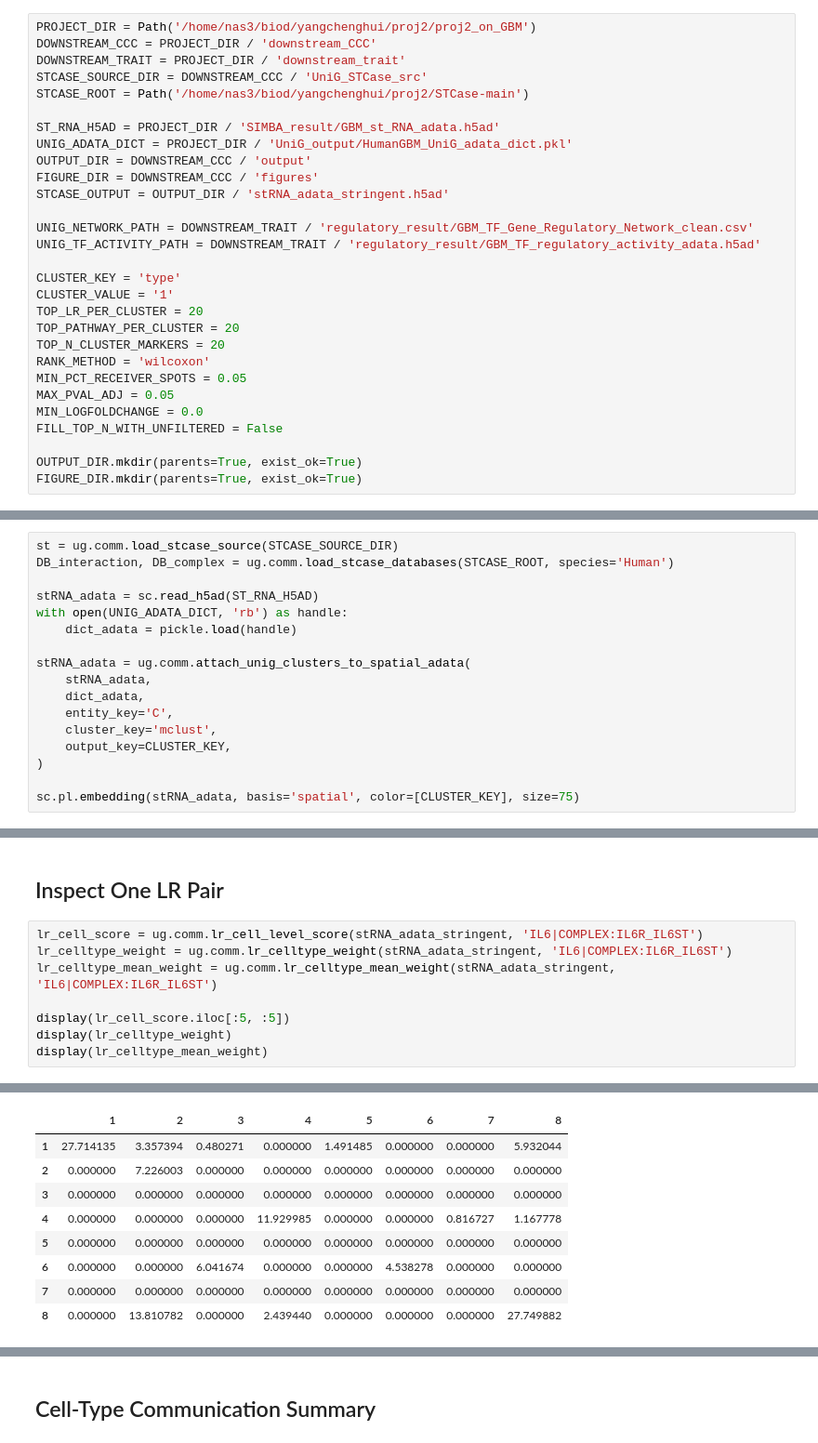
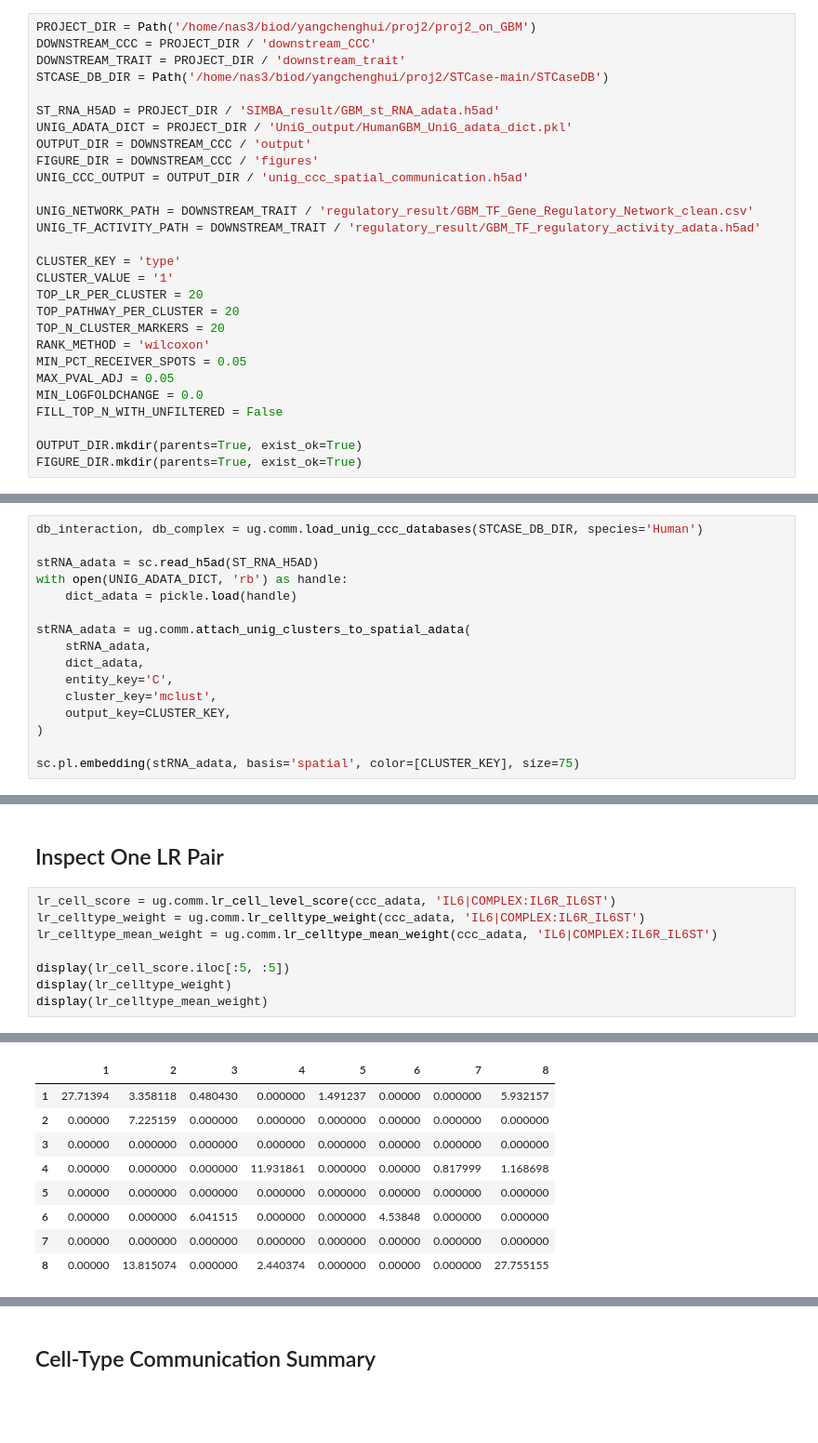
Before and after one commit to YCH-bioinf/UniG_master, a Jupyter notebook: docs/5_Analysis_of_CCC/GBM_UniG_CCC.ipynb, the cells around one changed output, grey strips where cells are left out. Shown at 93% size. Saved outputs shown, nothing was run; the diff lists cells and outputs as text; blank space fills up the shorter version.

```diff
--- a/docs/5_Analysis_of_CCC/GBM_UniG_STCase.ipynb
+++ b/docs/5_Analysis_of_CCC/GBM_UniG_CCC.ipynb
@@ -26,14 +25,13 @@ ug.comm.register_anndata_null_reader()
 PROJECT_DIR = Path('/home/nas3/biod/yangchenghui/proj2/proj2_on_GBM')
 DOWNSTREAM_CCC = PROJECT_DIR / 'downstream_CCC'
 DOWNSTREAM_TRAIT = PROJECT_DIR / 'downstream_trait'
-STCASE_SOURCE_DIR = DOWNSTREAM_CCC / 'UniG_STCase_src'
-STCASE_ROOT = Path('/home/nas3/biod/yangchenghui/proj2/STCase-main')
+STCASE_DB_DIR = Path('/home/nas3/biod/yangchenghui/proj2/STCase-main/STCaseDB')
 
 ST_RNA_H5AD = PROJECT_DIR / 'SIMBA_result/GBM_st_RNA_adata.h5ad'
 UNIG_ADATA_DICT = PROJECT_DIR / 'UniG_output/HumanGBM_UniG_adata_dict.pkl'
 OUTPUT_DIR = DOWNSTREAM_CCC / 'output'
 FIGURE_DIR = DOWNSTREAM_CCC / 'figures'
-STCASE_OUTPUT = OUTPUT_DIR / 'stRNA_adata_stringent.h5ad'
+UNIG_CCC_OUTPUT = OUTPUT_DIR / 'unig_ccc_spatial_communication.h5ad'
 
 UNIG_NETWORK_PATH = DOWNSTREAM_TRAIT / 'regulatory_result/GBM_TF_Gene_Regulatory_Network_clean.csv'
 UNIG_TF_ACTIVITY_PATH = DOWNSTREAM_TRAIT / 'regulatory_result/GBM_TF_regulatory_activity_adata.h5ad'
@@ -54,8 +52,7 @@ FIGURE_DIR.mkdir(parents=True, exist_ok=True)
 # %% [markdown]
 ## Load Data
 # %%
-st = ug.comm.load_stcase_source(STCASE_SOURCE_DIR)
-DB_interaction, DB_complex = ug.comm.load_stcase_databases(STCASE_ROOT, species='Human')
+db_interaction, db_complex = ug.comm.load_unig_ccc_databases(STCASE_DB_DIR, species='Human')
 
 stRNA_adata = sc.read_h5ad(ST_RNA_H5AD)
 with open(UNIG_ADATA_DICT, 'rb') as handle:
@@ -114,28 +124,28 @@ AnnData object with n_obs × n_vars = 2768 × 24587
 # %% [markdown]
 ## Inspect One LR Pair
 # %%
-lr_cell_score = ug.comm.lr_cell_level_score(stRNA_adata_stringent, 'IL6|COMPLEX:IL6R_IL6ST')
-lr_celltype_weight = ug.comm.lr_celltype_weight(stRNA_adata_stringent, 'IL6|COMPLEX:IL6R_IL6ST')
-lr_celltype_mean_weight = ug.comm.lr_celltype_mean_weight(stRNA_adata_stringent, 'IL6|COMPLEX:IL6R_IL6ST')
+lr_cell_score = ug.comm.lr_cell_level_score(ccc_adata, 'IL6|COMPLEX:IL6R_IL6ST')
+lr_celltype_weight = ug.comm.lr_celltype_weight(ccc_adata, 'IL6|COMPLEX:IL6R_IL6ST')
+lr_celltype_mean_weight = ug.comm.lr_celltype_mean_weight(ccc_adata, 'IL6|COMPLEX:IL6R_IL6ST')
 
 display(lr_cell_score.iloc[:5, :5])
 display(lr_celltype_weight)
 display(lr_celltype_mean_weight)
 # %% [output]
 | cell_barcode | AACACTTGGCAAGGAA-1 | AACAGGATTCATAGTT-1 | AACAGGTTATTGCACC-1 | AACAGGTTCACCGAAG-1 | ... |
 | cell_barcode |  |  |  |  | ... |
 | AACACTTGGCAAGGAA-1 | 0.0 | 0.0 | 0.0 | 0.0 | ... |
 | AACAGGATTCATAGTT-1 | 0.0 | 0.0 | 0.0 | 0.0 | ... |
 | AACAGGTTATTGCACC-1 | 0.0 | 0.0 | 0.0 | 0.0 | ... |
 | AACAGGTTCACCGAAG-1 | 0.0 | 0.0 | 0.0 | 0.0 | ... |
 | AACAGTCAGGCTCCGC-1 | 0.0 | 0.0 | 0.0 | 0.0 | ... |
 |  | 1 | 2 | 3 | 4 | 5 | 6 | 7 | 8 |
-| 1 | 27.714135 | 3.357394 | 0.480271 | 0.000000 | 1.491485 | 0.000000 | 0.000000 | 5.932044 |
-| 2 | 0.000000 | 7.226003 | 0.000000 | 0.000000 | 0.000000 | 0.000000 | 0.000000 | 0.000000 |
-| 3 | 0.000000 | 0.000000 | 0.000000 | 0.000000 | 0.000000 | 0.000000 | 0.000000 | 0.000000 |
-| 4 | 0.000000 | 0.000000 | 0.000000 | 11.929985 | 0.000000 | 0.000000 | 0.816727 | 1.167778 |
-| 5 | 0.000000 | 0.000000 | 0.000000 | 0.000000 | 0.000000 | 0.000000 | 0.000000 | 0.000000 |
-| 6 | 0.000000 | 0.000000 | 6.041674 | 0.000000 | 0.000000 | 4.538278 | 0.000000 | 0.000000 |
-| 7 | 0.000000 | 0.000000 | 0.000000 | 0.000000 | 0.000000 | 0.000000 | 0.000000 | 0.000000 |
-| 8 | 0.000000 | 13.810782 | 0.000000 | 2.439440 | 0.000000 | 0.000000 | 0.000000 | 27.749882 |
+| 1 | 27.71394 | 3.358118 | 0.480430 | 0.000000 | 1.491237 | 0.00000 | 0.000000 | 5.932157 |
+| 2 | 0.00000 | 7.225159 | 0.000000 | 0.000000 | 0.000000 | 0.00000 | 0.000000 | 0.000000 |
+| 3 | 0.00000 | 0.000000 | 0.000000 | 0.000000 | 0.000000 | 0.00000 | 0.000000 | 0.000000 |
+| 4 | 0.00000 | 0.000000 | 0.000000 | 11.931861 | 0.000000 | 0.00000 | 0.817999 | 1.168698 |
+| 5 | 0.00000 | 0.000000 | 0.000000 | 0.000000 | 0.000000 | 0.00000 | 0.000000 | 0.000000 |
+| 6 | 0.00000 | 0.000000 | 6.041515 | 0.000000 | 0.000000 | 4.53848 | 0.000000 | 0.000000 |
+| 7 | 0.00000 | 0.000000 | 0.000000 | 0.000000 | 0.000000 | 0.00000 | 0.000000 | 0.000000 |
+| 8 | 0.00000 | 13.815074 | 0.000000 | 2.440374 | 0.000000 | 0.00000 | 0.000000 | 27.755155 |
 |  | 1 | 2 | 3 | 4 | 5 | 6 | 7 | 8 |
```
Also changed, not shown: parts of 10 cells of this notebook, 9 other files.
